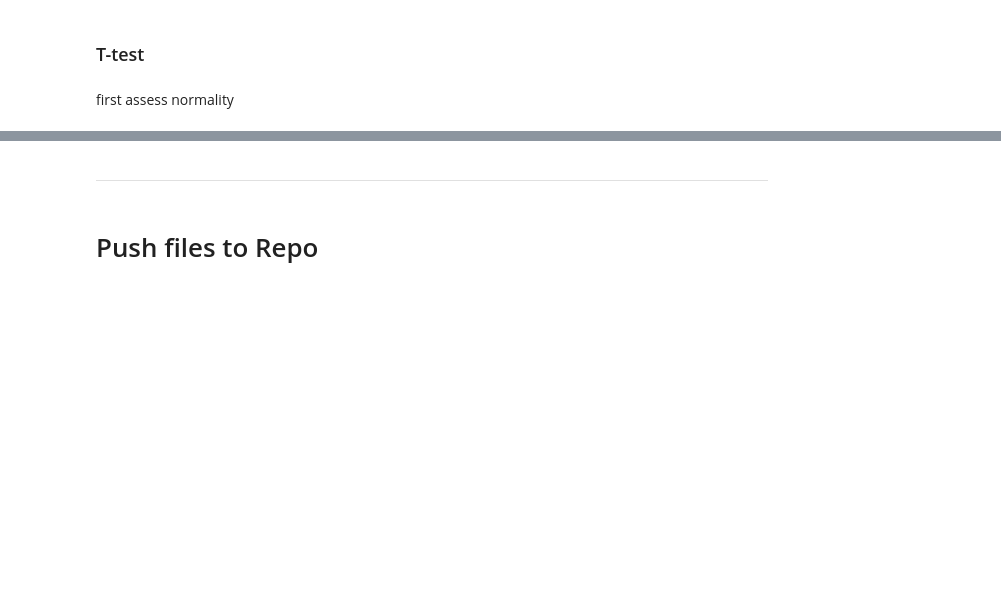
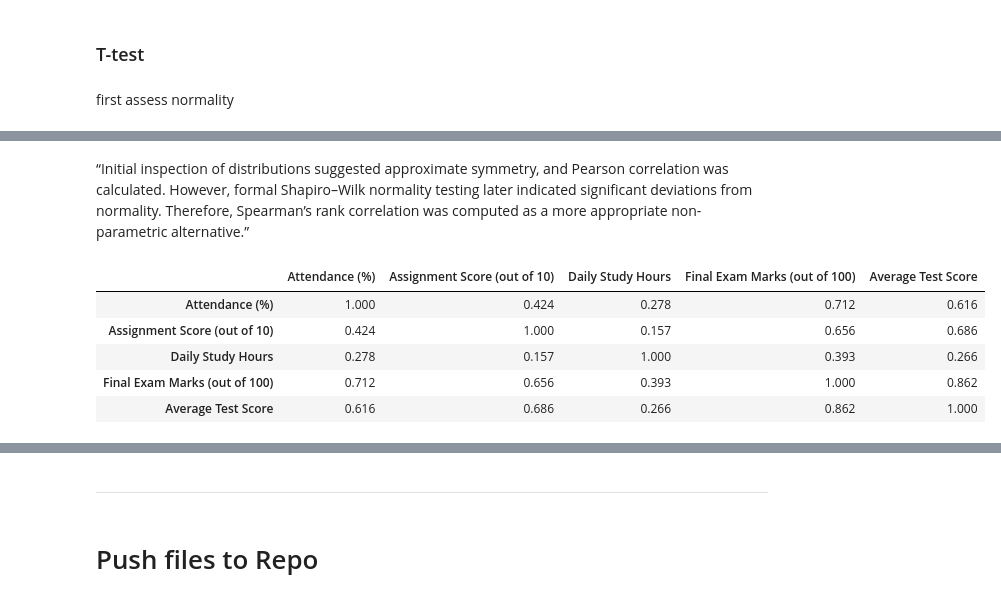
Before and after one commit to tb9757/Student-Academic-Performance, a Jupyter notebook: jupyter_notebooks/2. eda_and_hypotheses.ipynb, the cells around one changed output, grey strips where cells are left out. Drawn from its saved outputs; the diff is of its cells as text; code cells hidden in the pictures; blank space fills up the shorter version.

```diff
--- a/jupyter_notebooks/2. eda_and_hypotheses.ipynb
+++ b/jupyter_notebooks/2. eda_and_hypotheses.ipynb
@@ -420,0 +433,13 @@ first assess normality
+# %% [markdown]
+“Initial inspection of distributions suggested approximate symmetry, and Pearson correlation was calculated. However, formal Shapiro–Wilk normality testing later indicated significant deviations from normality. Therefore, Spearman’s rank correlation was computed as a more appropriate non-parametric alternative.”
+# %%
+df_corr_spear = df[corr_cols].corr(method='spearman')
+#display results
+df_corr_spear.round(3)
+# %% [output]
+|  | Attendance (%) | Assignment Score (out of 10) | Daily Study Hours | Final Exam Marks (out of 100) | Average Test Score |
+| Attendance (%) | 1.000 | 0.424 | 0.278 | 0.712 | 0.616 |
+| Assignment Score (out of 10) | 0.424 | 1.000 | 0.157 | 0.656 | 0.686 |
+| Daily Study Hours | 0.278 | 0.157 | 1.000 | 0.393 | 0.266 |
+| Final Exam Marks (out of 100) | 0.712 | 0.656 | 0.393 | 1.000 | 0.862 |
+| Average Test Score | 0.616 | 0.686 | 0.266 | 0.862 | 1.000 |
```
Also changed, not shown: parts of 8 cells of this notebook.
